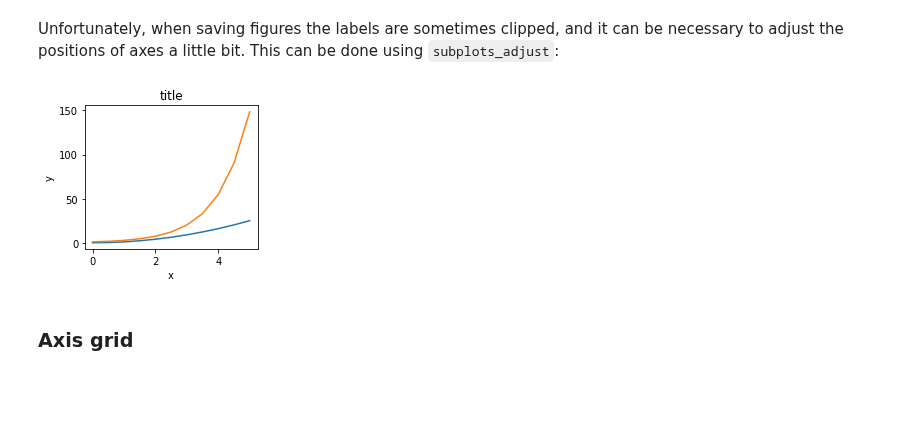
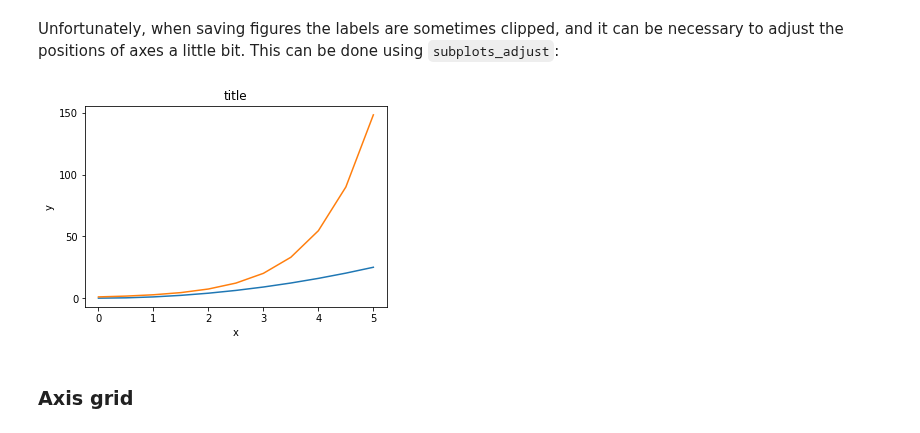
Before and after one commit to yin-penghang/AMAT593, a Jupyter notebook: 03_Matplotlib/02-Matplotlib Advanced.ipynb, the cells around one changed output. Cells and saved outputs as stored; diff of their text form; code cells hidden in the pictures; blank space fills up the shorter version.

```diff
--- a/03_Matplotlib/02-Matplotlib Advanced.ipynb
+++ b/03_Matplotlib/02-Matplotlib Advanced.ipynb
@@ -101,16 +101,16 @@ Unfortunately, when saving figures the labels are sometimes clipped, and it can
 # %%
 fig, ax = plt.subplots(1, 1)
 
 ax.plot(x, x**2, x, np.exp(x))
 ax.set_yticks([0, 50, 100, 150])
 
 ax.set_title("title")
 ax.set_xlabel("x")
 ax.set_ylabel("y")
 
-fig.subplots_adjust(left=0.2, right=.6, bottom=0.1, top=0.6);
+fig.subplots_adjust(left=0.2, right=.9, bottom=0.1, top=0.8);
 # %% [output]
-[figure, old version]
+[figure, new version]
 # %% [markdown]
 ### Axis grid
 # %% [markdown]
```
Also changed, not shown: parts of 10 cells of this notebook.
